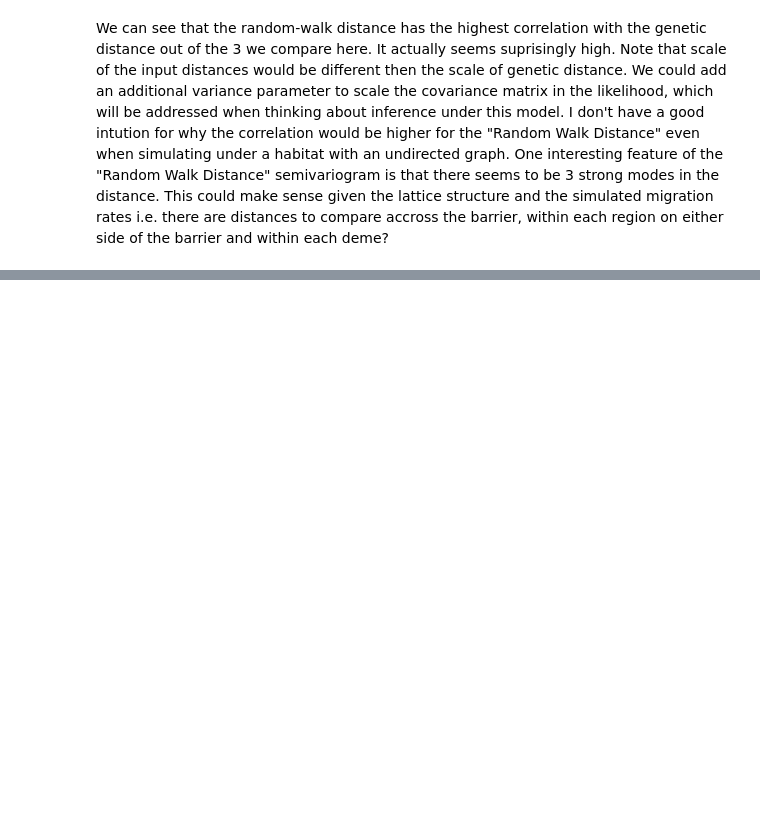
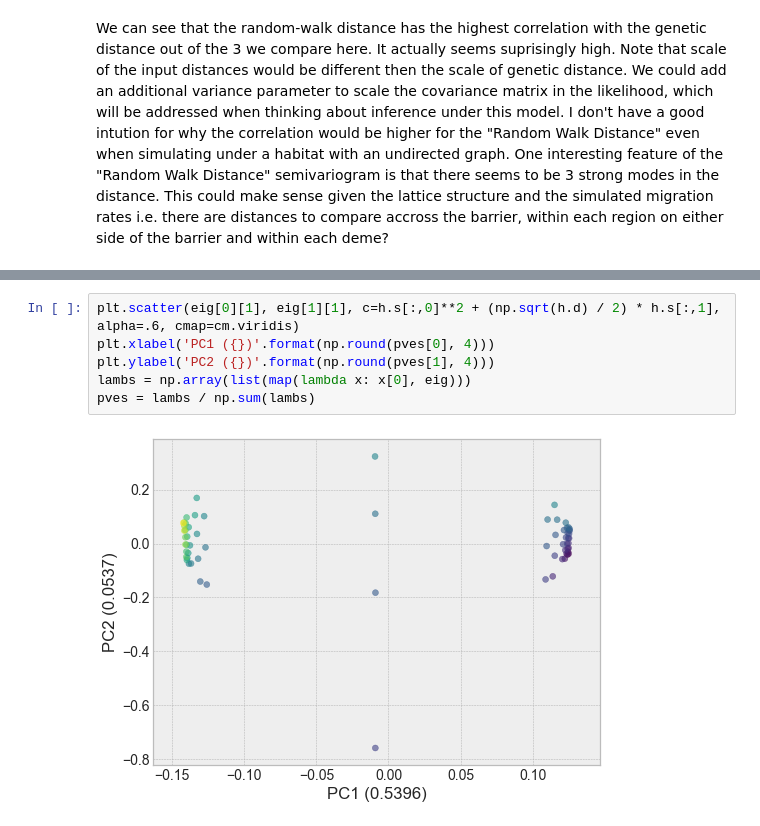
Before and after one commit to jhmarcus/spatial-random-walk, a Jupyter notebook: notebooks/isolation_by_srw.ipynb, the cells around one changed output, grey strips where cells are left out. Drawn from its saved outputs; the diff is of its cells as text; blank space fills up the shorter version.

```diff
--- a/notebooks/isolation_by_srw.ipynb
+++ b/notebooks/isolation_by_srw.ipynb
@@ -216,0 +286,8 @@ We can see that the random-walk distance has the highest correlation with the ge
+# %%
+plt.scatter(eig[0][1], eig[1][1], c=h.s[:,0]**2 + (np.sqrt(h.d) / 2) * h.s[:,1], alpha=.6, cmap=cm.viridis)
+plt.xlabel('PC1 ({})'.format(np.round(pves[0], 4)))
+plt.ylabel('PC2 ({})'.format(np.round(pves[1], 4)))
+lambs = np.array(list(map(lambda x: x[0], eig)))
+pves = lambs / np.sum(lambs)
+# %% [output]
+[figure, added]
```
Also changed, not shown: parts of 23 cells of this notebook, 1 other file.
